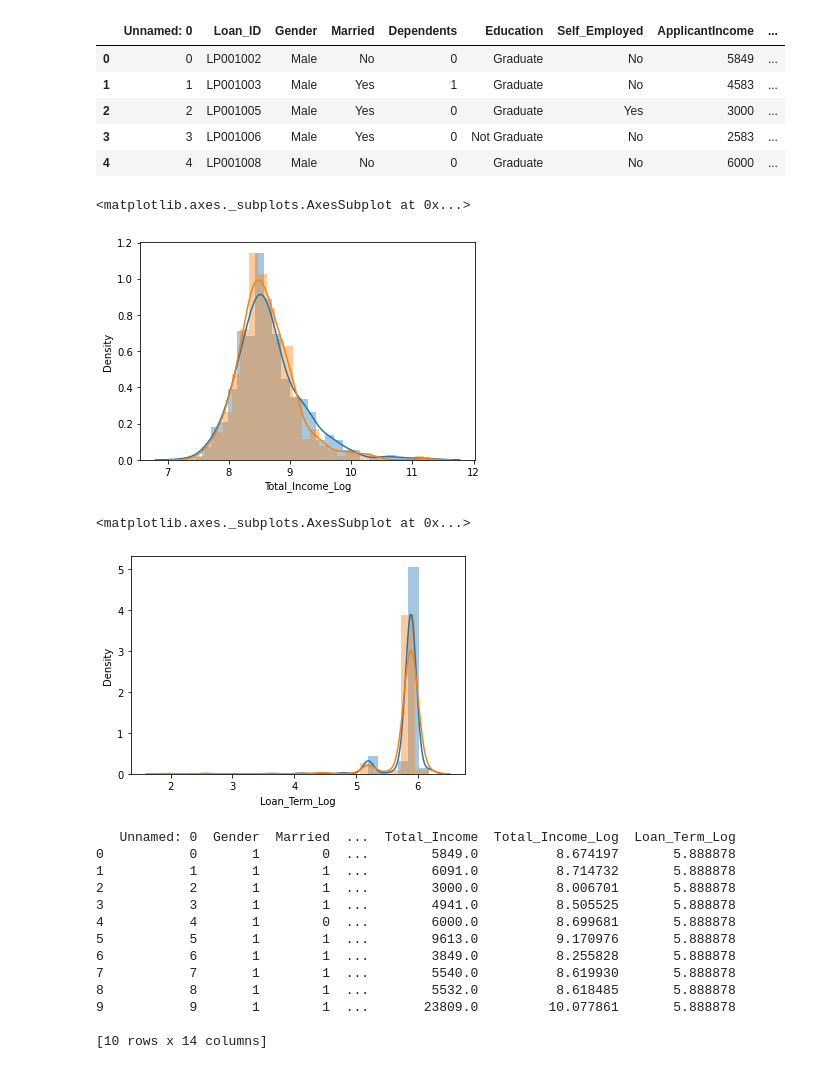
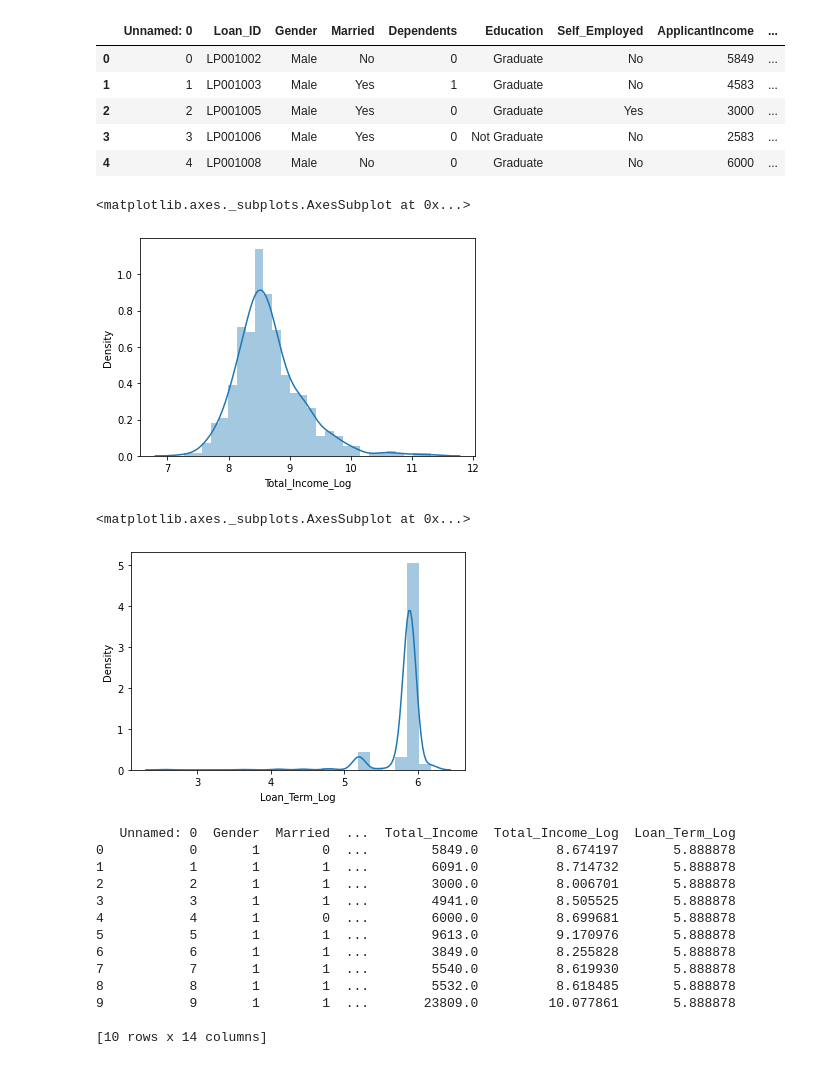
Before and after one commit to anshuman-8/Health-insurance-charge-Prediction, a Jupyter notebook: Loan_Prediction.ipynb, the cells around one changed output. Saved outputs shown, nothing was run; the diff lists cells and outputs as text; code cells hidden in the pictures.

Commit message:
Test dataset removed

```diff
--- a/Loan_Prediction.ipynb
+++ b/Loan_Prediction.ipynb
@@ -125,21 +92,15 @@ Loan_data.head()
 # %%
 Loan_data['Total_Income_Log'] = np.log(Loan_data['Total_Income']+1)
 sns.distplot(Loan_data["Total_Income_Log"])
-
-test_data['Total_Income_Log'] = np.log(test_data['Total_Income']+1)
-sns.distplot(test_data["Total_Income_Log"])
 # %% [output]
 <matplotlib.axes._subplots.AxesSubplot at 0x...>
-[figure, old version]
+[figure, new version]
 # %%
 Loan_data['Loan_Term_Log'] = np.log(Loan_data['Loan_Amount_Term']+1)
 sns.distplot(Loan_data["Loan_Term_Log"])
-
-test_data['Loan_Term_Log'] = np.log(test_data['Loan_Amount_Term']+1)
-sns.distplot(test_data["Loan_Term_Log"])
 # %% [output]
 <matplotlib.axes._subplots.AxesSubplot at 0x...>
-[figure, old version]
+[figure, new version]
 # %%
 col=['Loan_ID','ApplicantIncome','CoapplicantIncome']
 for c in col:
```
Also changed, not shown: parts of 11 cells of this notebook.
